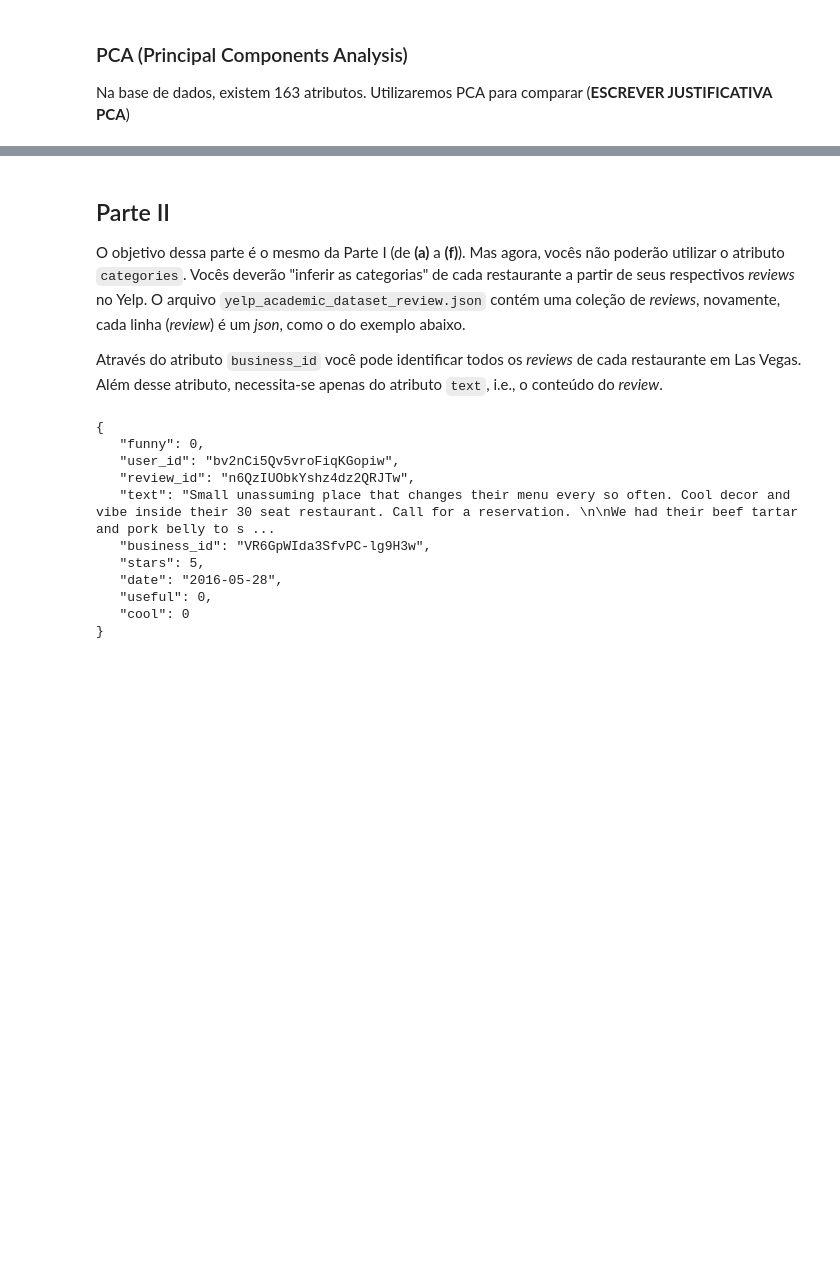
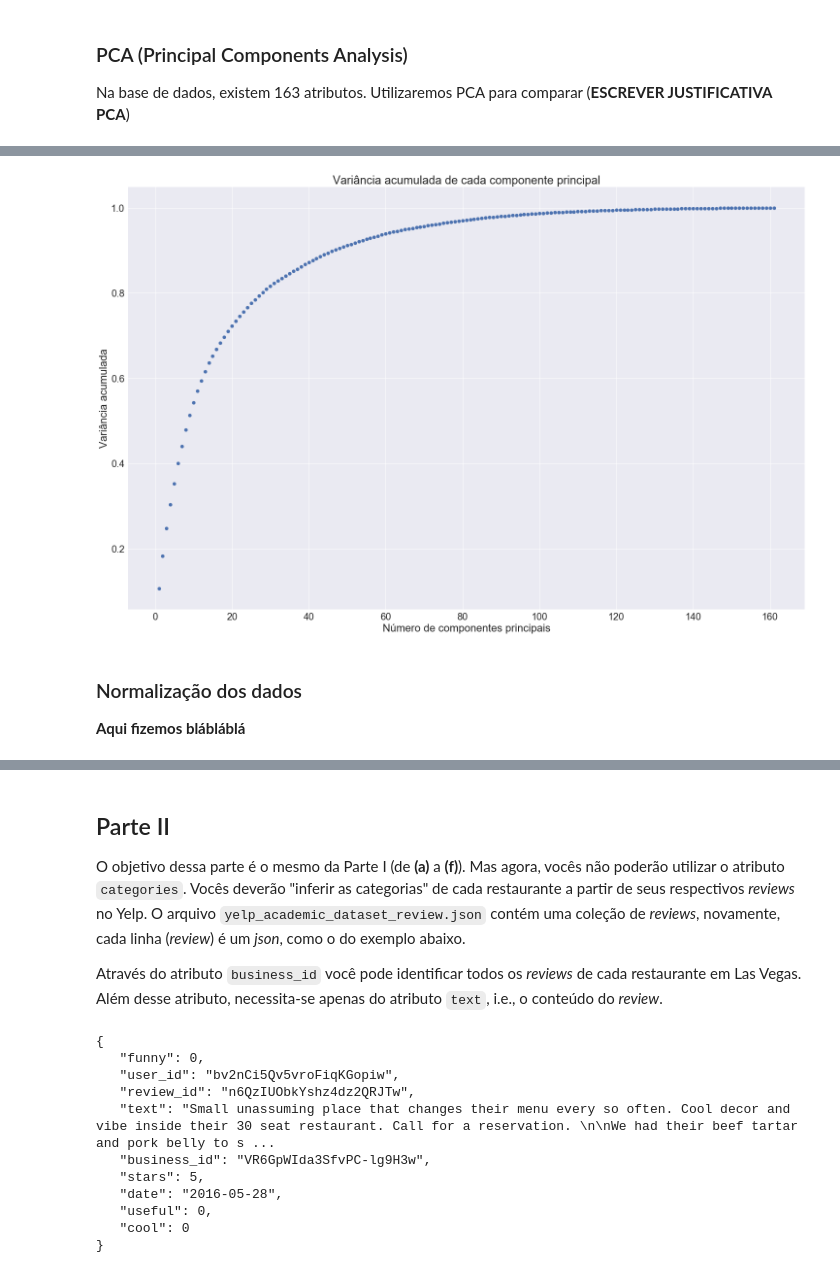
Before and after one commit to gaabrielfranco/data-mining-w1, a Jupyter notebook: w1.ipynb, the cells around one changed output, grey strips where cells are left out. Saved outputs shown, nothing was run; the diff lists cells and outputs as text; code cells hidden in the pictures; blank space fills up the shorter version.

```diff
--- a/w1.ipynb
+++ b/w1.ipynb
@@ -92,9 +92,12 @@ from sklearn.cluster import SpectralClustering
 from sklearn.mixture import GaussianMixture
 from sklearn.metrics import silhouette_samples, silhouette_score
 import matplotlib.pyplot as plt
-import matplotlib.cm as cm
 import seaborn as sns
 import numpy as np
+
+%matplotlib inline
+plt.rcParams["figure.figsize"] = (25, 16)
+plt.rcParams['font.size'] = 24.0
 # %% [markdown]
 ### Leitura e representação dos dados
 
@@ -141,9 +144,3 @@ for attr in attributes:
 
 df = pd.DataFrame(data_dict)
 df.to_csv("data/data_pt1.csv", index=False)
-
-data = pd.read_csv("data/data_pt1.csv")
-data.info(verbose=False, memory_usage=False)
-
-for column in data:
-    data[column] = (data[column] - data[column].min()) / (data[column].max() - data[column].min())
@@ -345,0 +159,43 @@ For n_clusters = 10 The average silhouette_score is : 0.4314334188813526
+# %%
+#Subconjunto dos dados que vamos utilizar (Sem latitude e longitude)
+data_analysis = data.drop(["latitude", "longitude"], axis=1)
+
+#Centralização dos dados e aplicação do PCA
+centralized_data = data_analysis - data_analysis.mean()
+pca = PCA(n_components=len(centralized_data.columns))
+data_pca = pca.fit_transform(centralized_data)
+
+df_pca = pd.DataFrame(data_pca)
+
+#Cálculo da variância acumulada em cada componente
+variance = pca.explained_variance_ratio_
+for i, j in enumerate(variance):
+    variance[i] = sum(variance[i - 1:i + 1]) if i > 0 else variance[i]
+
+#Plot
+sns.set(font_scale=2)
+plt.scatter(range(1, len(variance)+1), variance)
+plt.title("Variância acumulada de cada componente principal")
+plt.xlabel("Número de componentes principais")
+plt.ylabel("Variância acumulada")
+
+#22dim ~ 0.75 variance
+#46dim ~ 0.9 variance
+
+#Removendo as dimensões
+df_pca = df_pca.drop(
+        [column for column in range(22, len(df_pca.columns))], axis=1)
+
+data_analysis = df_pca
+
+#Inserindo latitude e longitude
+data_analysis.insert(len(data_analysis.columns),
+                     "latitude", data["latitude"])
+data_analysis.insert(len(data_analysis.columns),
+                     "longitude", data["longitude"])
+# %% [output]
+[figure, added]
+# %% [markdown]
+### Normalização dos dados
+
+**Aqui fizemos blábláblá**
```
Also changed, not shown: parts of 43 cells of this notebook, 1 other file.
